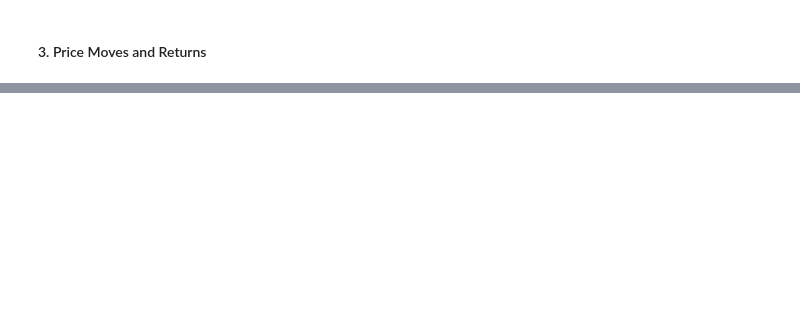
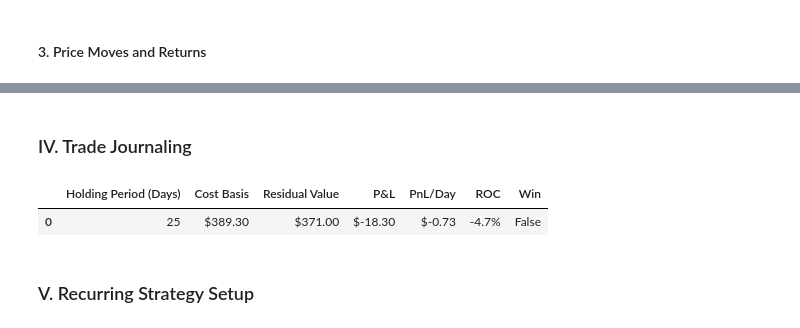
Before and after one commit to chen-albert-liang/Optegic, a Jupyter notebook: BullishStrategy/Long Call Option.ipynb, the cells around one changed output, grey strips where cells are left out. Drawn from its saved outputs; the diff is of its cells as text; code cells hidden in the pictures; blank space fills up the shorter version.

```diff
--- a/BullishStrategy/Long Call Option.ipynb
+++ b/BullishStrategy/Long Call Option.ipynb
@@ -88,0 +95,10 @@ viz.plot_option_pnl()
+# %% [markdown]
+### IV. Trade Journaling
+# %%
+payoff_calc.print_strategy_summary()
+payoff_calc.strategy_summary
+# %% [output]
+|  | Holding Period (Days) | Cost Basis | Residual Value | P&L | PnL/Day | ROC | Win |
+| 0 | 25 | $389.30 | $371.00 | $-18.30 | $-0.73 | -4.7% | False |
+# %% [markdown]
+### V. Recurring Strategy Setup
```
Also changed, not shown: parts of 10 cells of this notebook, 4 other files.
